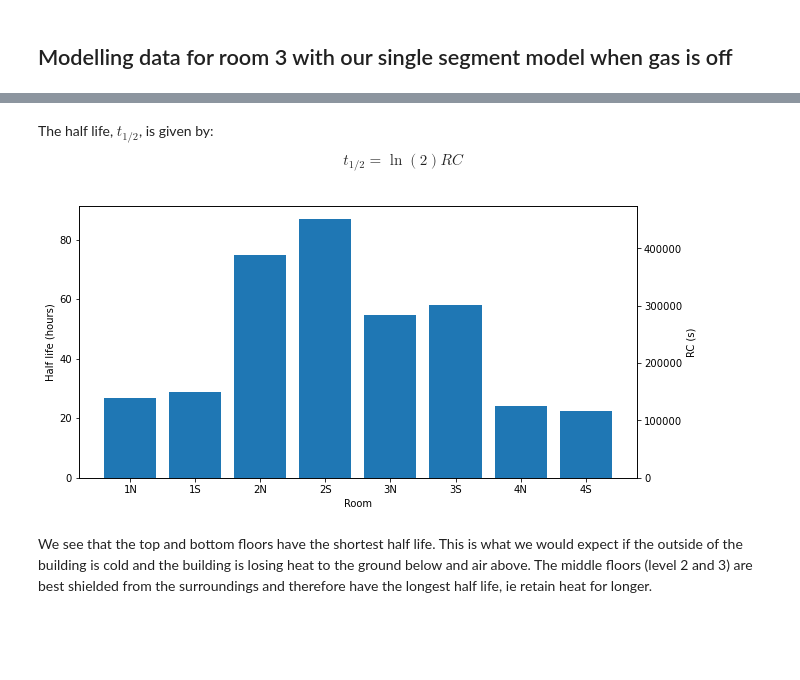
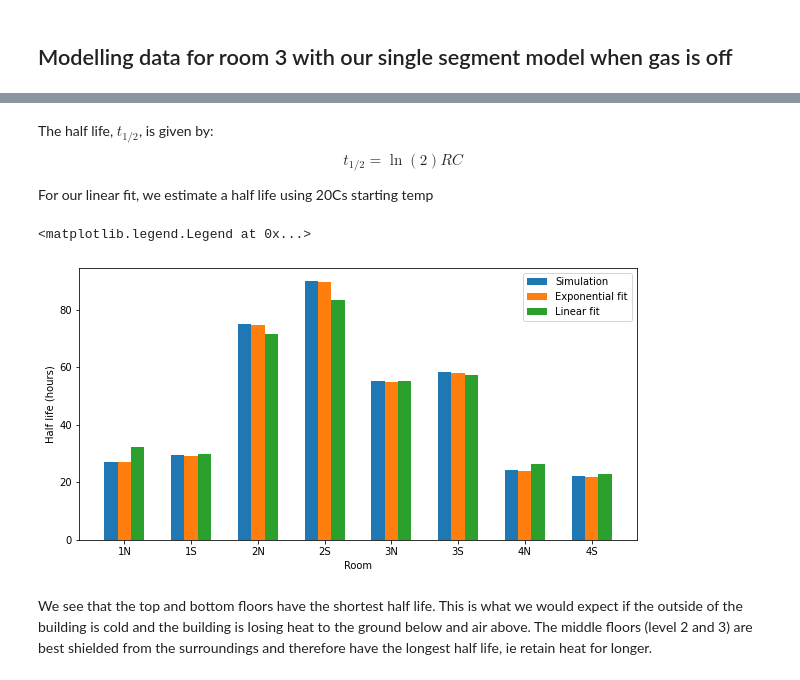
Before and after one commit to harry-rendell/building_simulation, a Jupyter notebook: RC_estimation.ipynb, the cells around one changed output, grey strips where cells are left out. Saved outputs shown, nothing was run; the diff lists cells and outputs as text; code cells hidden in the pictures; blank space fills up the shorter version.

```diff
--- a/RC_estimation.ipynb
+++ b/RC_estimation.ipynb
@@ -150,16 +174,24 @@ results_halflife = results * np.log(2) / 3600
+# %%
+sim_hl = pd.Series(data={room:mean for room, mean in zip(rooms,mean_RCs)}) * np.log(2) / 3600
+exp_hl = pd.Series(data={room:mean for room, mean in zip(rooms,mean_fit_exp)}) * np.log(2) / 3600
+lin_hl = -0.5*20 / pd.Series(data={room:mean for room, mean in zip(rooms,mean_fit_lin)}) / 3600
 # %% [markdown]
 The half life, $t_{1/2}$, is given by:
 $$ t_{1/2} = \ln(2) RC $$
+
+For our linear fit, we estimate a half life using 20Cs starting temp
-# %%
-fig, ax = plt.subplots(1,1, figsize=(10,5))
-
-ax.bar(x=results_halflife.index, height=results_halflife.values)
-ax.set(xlabel='Room',ylabel='Half life (hours)');
-
-ax2=ax.twinx()
-ax2.bar(x=results.index, height=results.values)
-ax2.set(xlabel='Room',ylabel='RC (s)');
-# %% [output]
-[figure, removed]
+# %%
+fig, ax = plt.subplots(1,1, figsize=(10,5))
+labels = ['Simulation', 'Exponential fit', 'Linear fit']
+ind = np.arange(len(sim_hl))
+width = 0.2
+for i, series in enumerate([sim_hl, exp_hl, lin_hl]):
+    ax.bar(x=ind + width*(i-1), height=series.values, width=width, label=labels[i])
+
+ax.set(xlabel='Room', ylabel='Half life (hours)', xticks=ind, xticklabels=series.index);
+ax.legend()
+# %% [output]
+<matplotlib.legend.Legend at 0x...>
+[figure, added]
 # %% [markdown]
 We see that the top and bottom floors have the shortest half life. This is what we would expect if the outside of the building is cold and the building is losing heat to the ground below and air above. The middle floors (level 2 and 3) are best shielded from the surroundings and therefore have the longest half life, ie retain heat for longer.
```
Also changed, not shown: parts of 3 cells of this notebook, 4 other files.
